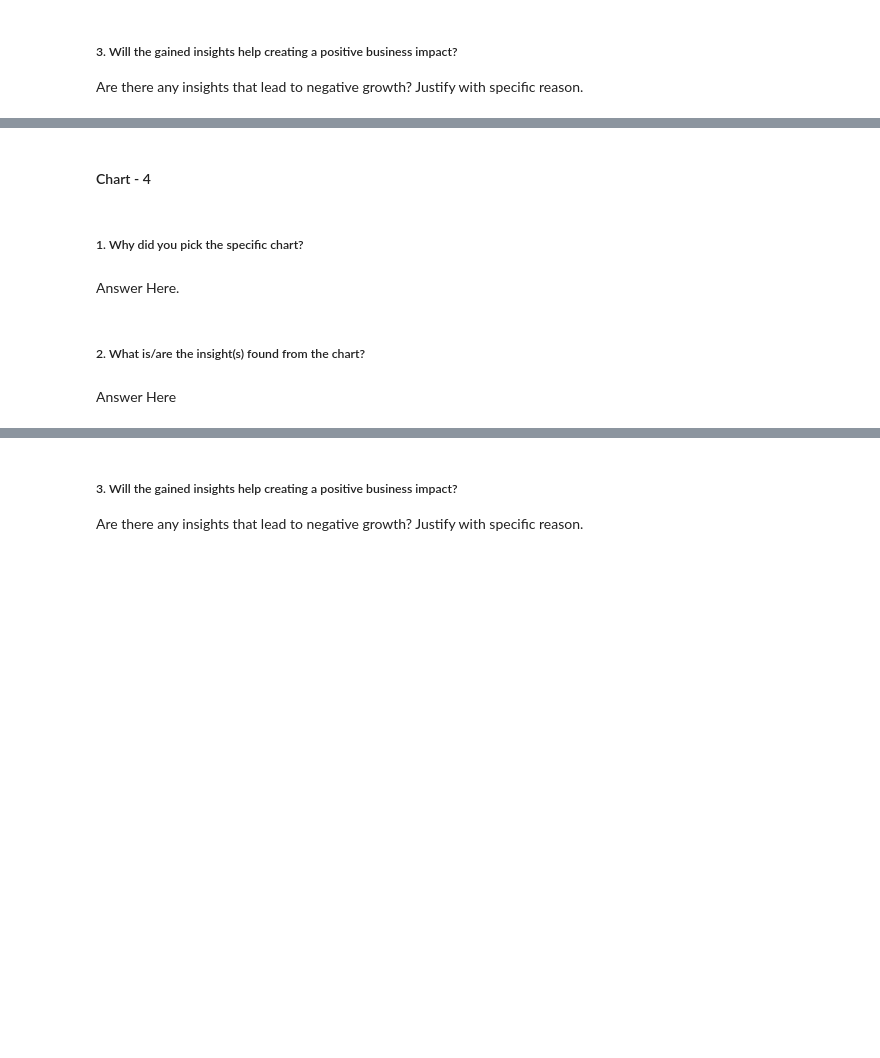
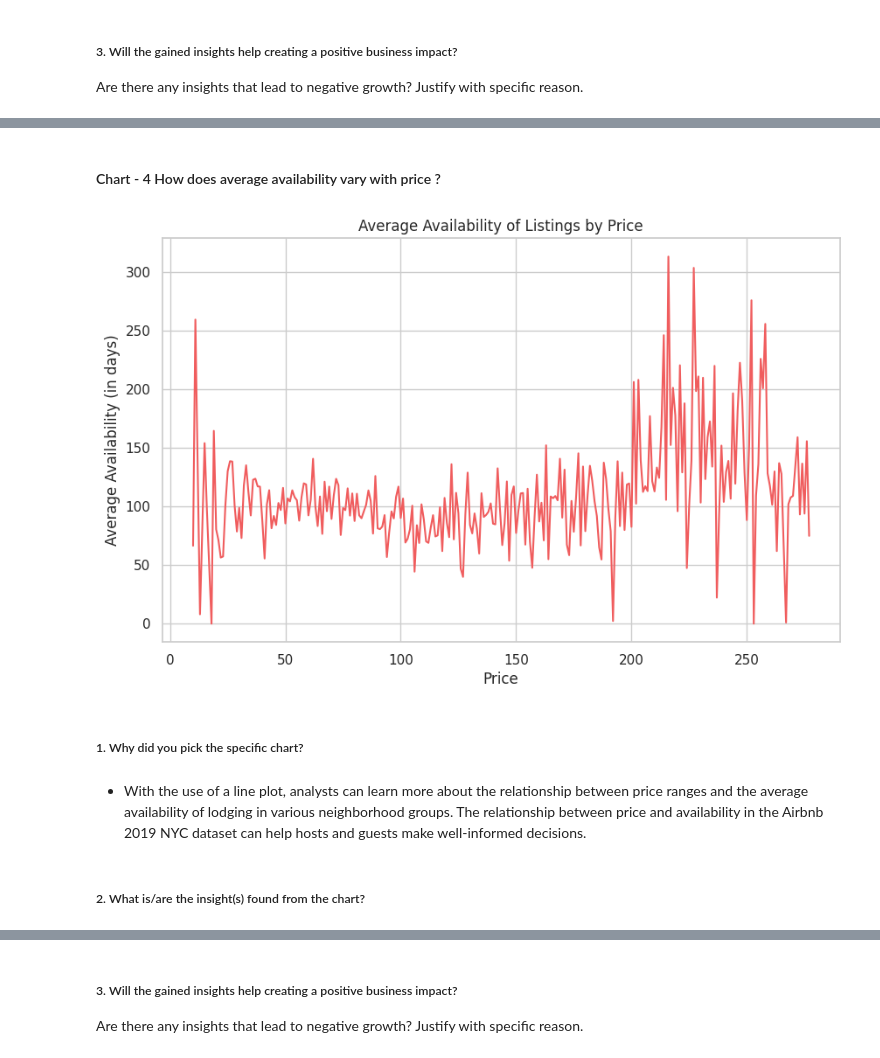
Before and after one commit to rauman43/Sample-EDA-Airbnb, a Jupyter notebook: Capstone_Project_AIRBNB_Sample_EDA_Submission_Template.ipynb, the cells around one changed output, grey strips where cells are left out. Cells and saved outputs as stored; diff of their text form; code cells hidden in the pictures; blank space fills up the shorter version.

```diff
--- a/Capstone_Project_AIRBNB_Sample_EDA_Submission_Template.ipynb
+++ b/Capstone_Project_AIRBNB_Sample_EDA_Submission_Template.ipynb
@@ -561,2 +722,2 @@ Answer Here
 # %% [markdown]
-#### Chart - 4
+#### Chart - 4   How does average availability vary with price ?
@@ -565,8 +724,24 @@ Answer Here
+# %%
+# Chart - 4 visualization code
+# Group the data by 'neighbourhood_group' and calculate the average availability
+availability_by_group = df2.groupby('price')['availability_365'].mean()
+
+# Create a bar plot
+plt.figure(figsize=(10, 6))
+sns.lineplot(x=availability_by_group.index, y=availability_by_group.values, color='#f05d5e')
+
+# Set the title and axis labels
+plt.title('Average Availability of Listings by Price')
+plt.xlabel('Price')
+plt.ylabel('Average Availability (in days)')
+
+# Display the plot
+plt.show()
+# %% [output]
+[figure, added]
 # %% [markdown]
 ##### 1. Why did you pick the specific chart?
-# %% [markdown]
-Answer Here.
+# %% [markdown]
+*  With the use of a line plot, analysts can learn more about the relationship between price ranges and the average availability of lodging in various neighborhood groups. The relationship between price and availability in the Airbnb 2019 NYC dataset can help hosts and guests make well-informed decisions.
 # %% [markdown]
 ##### 2. What is/are the insight(s) found from the chart?
-# %% [markdown]
-Answer Here
```
Also changed, not shown: parts of 46 cells of this notebook.
